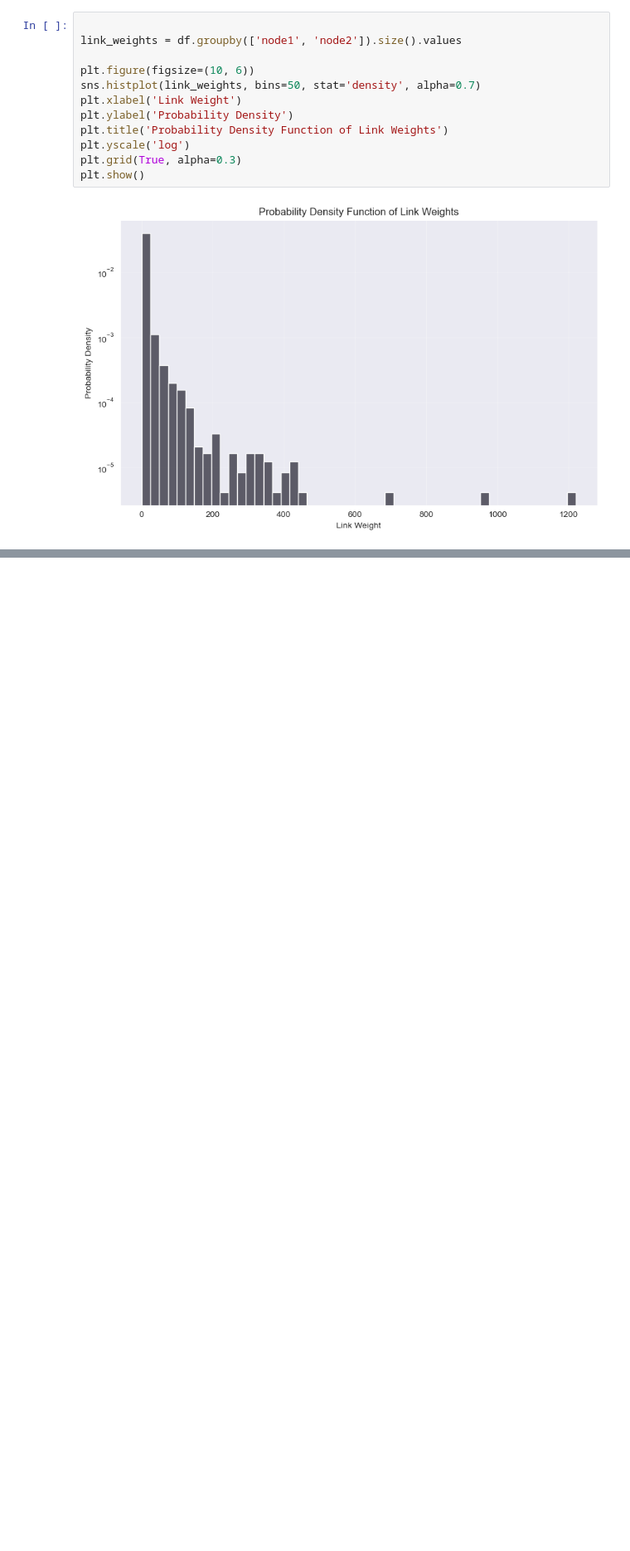
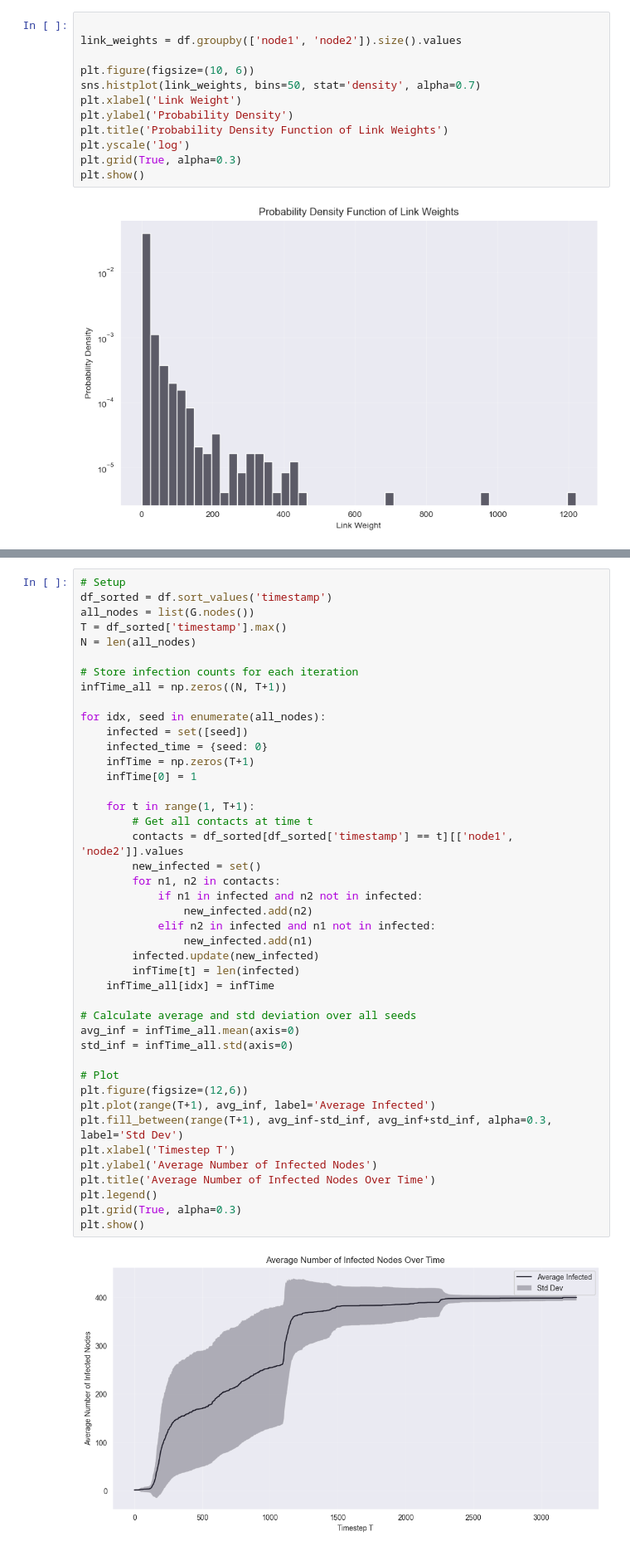
Before and after one commit to sankalpsagar/Complex-Networks, a Jupyter notebook: Assignment-1/assignment-1.ipynb, the cells around one changed output, grey strips where cells are left out. Shown at 83% size. Drawn from its saved outputs; the diff is of its cells as text; blank space fills up the shorter version.

```diff
--- a/Assignment-1/assignment-1.ipynb
+++ b/Assignment-1/assignment-1.ipynb
@@ -100,0 +106,45 @@ plt.show()
+# %%
+# Setup
+df_sorted = df.sort_values('timestamp')
+all_nodes = list(G.nodes())
+T = df_sorted['timestamp'].max()
+N = len(all_nodes)
+
+# Store infection counts for each iteration
+infTime_all = np.zeros((N, T+1))
+
+for idx, seed in enumerate(all_nodes):
+    infected = set([seed])
+    infected_time = {seed: 0}
+    infTime = np.zeros(T+1)
+    infTime[0] = 1
+
+    for t in range(1, T+1):
+        # Get all contacts at time t
+        contacts = df_sorted[df_sorted['timestamp'] == t][['node1', 'node2']].values
+        new_infected = set()
+        for n1, n2 in contacts:
+            if n1 in infected and n2 not in infected:
+                new_infected.add(n2)
+            elif n2 in infected and n1 not in infected:
+                new_infected.add(n1)
+        infected.update(new_infected)
+        infTime[t] = len(infected)
+    infTime_all[idx] = infTime
+
+# Calculate average and std deviation over all seeds
+avg_inf = infTime_all.mean(axis=0)
+std_inf = infTime_all.std(axis=0)
+
+# Plot
+plt.figure(figsize=(12,6))
+plt.plot(range(T+1), avg_inf, label='Average Infected')
+plt.fill_between(range(T+1), avg_inf-std_inf, avg_inf+std_inf, alpha=0.3, label='Std Dev')
+plt.xlabel('Timestep T')
+plt.ylabel('Average Number of Infected Nodes')
+plt.title('Average Number of Infected Nodes Over Time')
+plt.legend()
+plt.grid(True, alpha=0.3)
+plt.show()
+# %% [output]
+[figure, added]
```
Also changed, not shown: parts of 5 cells of this notebook.
